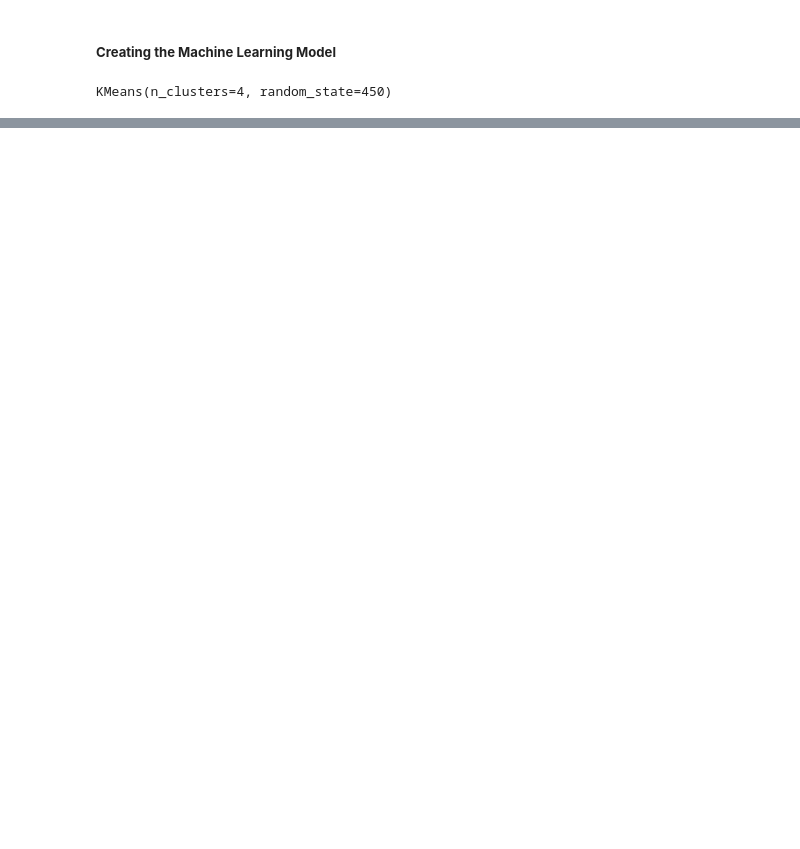
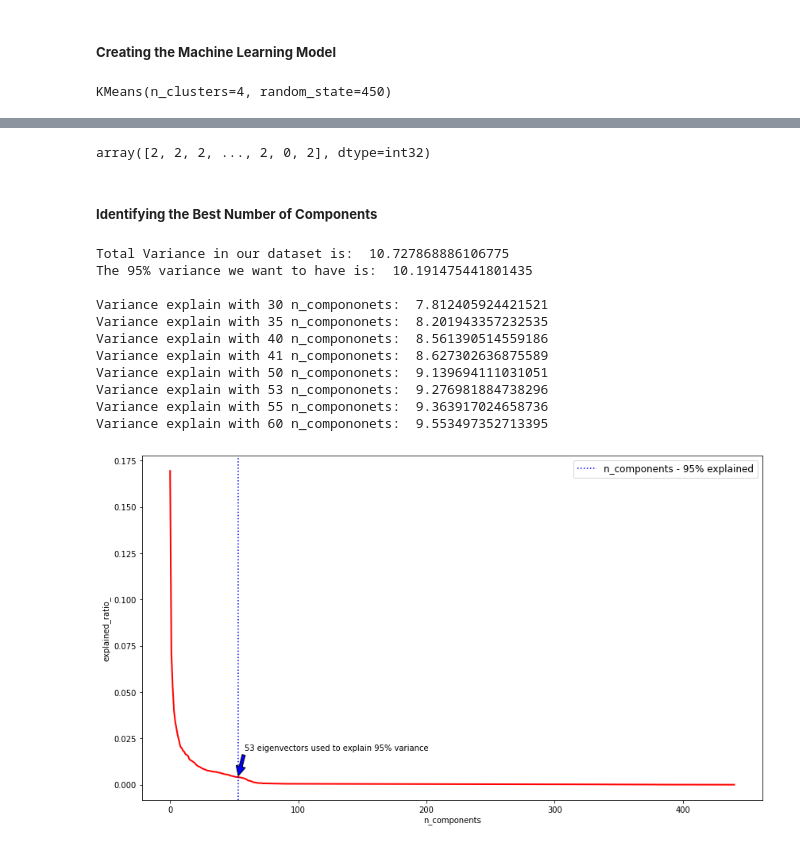
Before and after one commit to Highashikata/Data-Science---Customer-Segmentation-Using-K-Means, a Jupyter notebook: Data_Science_Customer_Segmentation_Using_K_means_&_PCA.ipynb, the cells around one changed output, grey strips where cells are left out. Cells and saved outputs as stored; diff of their text form; code cells hidden in the pictures; blank space fills up the shorter version.

```diff
--- a/Data_Science_Customer_Segmentation_Using_K_means_&_PCA.ipynb
+++ b/Data_Science_Customer_Segmentation_Using_K_means_&_PCA.ipynb
@@ -437,0 +502,66 @@ countscldf
+# %%
+predictions
+# %% [output]
+array([2, 2, 2, ..., 2, 0, 2], dtype=int32)
+# %% [markdown]
+##### **Identifying the Best Number of Components**
+# %%
+# Trying with Dimentionality reduction and then Kmeans
+
+n_components = X.shape[1]
+
+# Running PCA with all components
+pca = PCA(n_components=n_components, random_state = 453)
+X_r = pca.fit(X).transform(X)
+
+
+# Calculating the 95% Variance
+total_variance = sum(pca.explained_variance_)
+print("Total Variance in our dataset is: ", total_variance)
+var_95 = total_variance * 0.95
+print("The 95% variance we want to have is: ", var_95)
+print("")
+
+# Creating a df with the components and explained variance
+a = zip(range(0,n_components), pca.explained_variance_)
+a = pd.DataFrame(a, columns=["PCA Comp", "Explained Variance"])
+
+# Trying to hit 95%
+print("Variance explain with 30 n_compononets: ", sum(a["Explained Variance"][0:30]))
+print("Variance explain with 35 n_compononets: ", sum(a["Explained Variance"][0:35]))
+print("Variance explain with 40 n_compononets: ", sum(a["Explained Variance"][0:40]))
+print("Variance explain with 41 n_compononets: ", sum(a["Explained Variance"][0:41]))
+print("Variance explain with 50 n_compononets: ", sum(a["Explained Variance"][0:50]))
+print("Variance explain with 53 n_compononets: ", sum(a["Explained Variance"][0:53]))
+print("Variance explain with 55 n_compononets: ", sum(a["Explained Variance"][0:55]))
+print("Variance explain with 60 n_compononets: ", sum(a["Explained Variance"][0:60]))
+
+# Plotting the Data
+plt.figure(1, figsize=(14, 8))
+plt.plot(pca.explained_variance_ratio_, linewidth=2, c="r")
+plt.xlabel('n_components')
+plt.ylabel('explained_ratio_')
+
+# Plotting line with 95% e.v.
+plt.axvline(53,linestyle=':', label='n_components - 95% explained', c ="blue")
+plt.legend(prop=dict(size=12))
+
+# adding arrow
+plt.annotate('53 eigenvectors used to explain 95% variance', xy=(53, pca.explained_variance_ratio_[53]),
+             xytext=(58, pca.explained_variance_ratio_[10]),
+            arrowprops=dict(facecolor='blue', shrink=0.05))
+
+plt.show()
+# %% [output]
+Total Variance in our dataset is:  10.727868886106775
+The 95% variance we want to have is:  10.191475441801435
+
+Variance explain with 30 n_compononets:  7.812405924421521
+Variance explain with 35 n_compononets:  8.201943357232535
+Variance explain with 40 n_compononets:  8.561390514559186
+Variance explain with 41 n_compononets:  8.627302636875589
+Variance explain with 50 n_compononets:  9.139694111031051
+Variance explain with 53 n_compononets:  9.276981884738296
+Variance explain with 55 n_compononets:  9.363917024658736
+Variance explain with 60 n_compononets:  9.553497352713395
+[figure, added]
```
Also changed, not shown: parts of 12 cells of this notebook.
